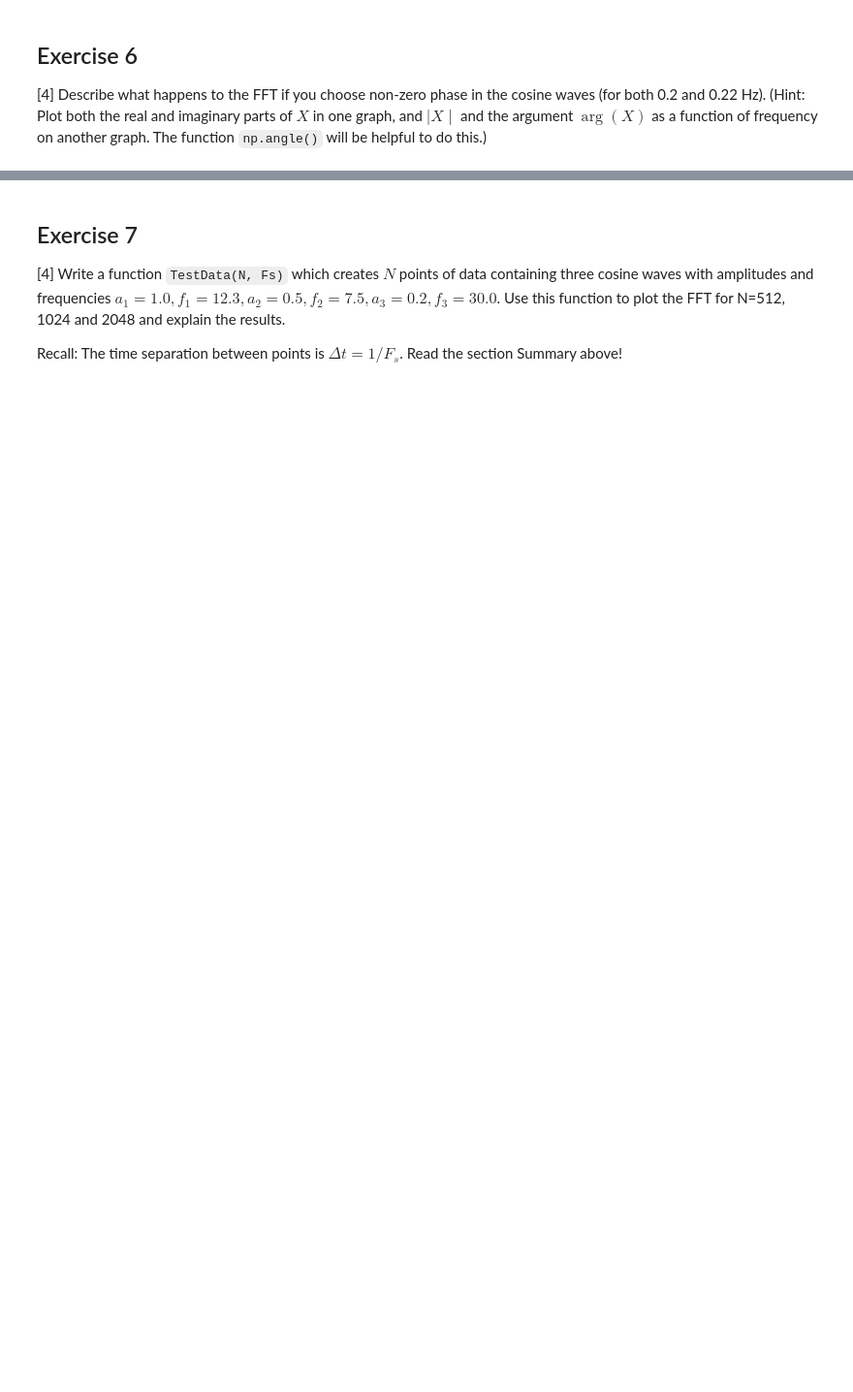
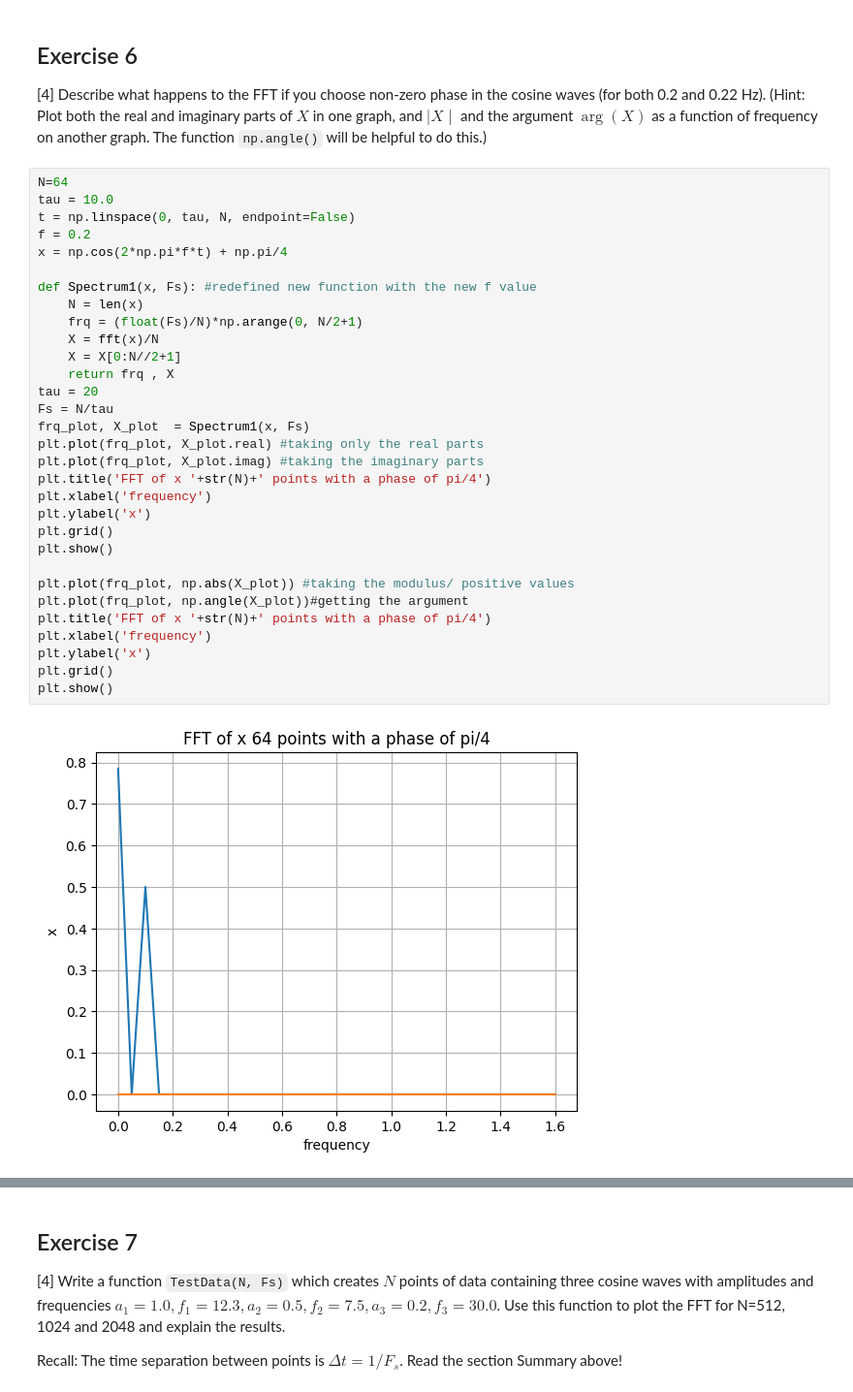
Before and after one commit to PX2145-2025/week-10-b-Williams-Carys, a Jupyter notebook: FFT.ipynb, the cells around one changed output, grey strips where cells are left out. Shown: that part at 97% size. Saved outputs shown, nothing was run; the diff lists cells and outputs as text; blank space fills up the shorter version.

```diff
--- a/FFT.ipynb
+++ b/FFT.ipynb
@@ -420,3 +444,36 @@ plt.show()
 ## Exercise 6
 
 [4] Describe what happens to the FFT if you choose non-zero phase in the cosine waves (for both 0.2 and 0.22 Hz). (Hint: Plot both the real and imaginary parts of $X$ in one graph, and $\mid X\mid$ and the argument $\arg(X)$ as a function of frequency on another graph. The function `np.angle()` will be helpful to do this.)
+# %%
+N=64
+tau = 10.0
+t = np.linspace(0, tau, N, endpoint=False)
+f = 0.2
+x = np.cos(2*np.pi*f*t) + np.pi/4
+
+def Spectrum1(x, Fs): #redefined new function with the new f value
+    N = len(x)
+    frq = (float(Fs)/N)*np.arange(0, N/2+1)
+    X = fft(x)/N
+    X = X[0:N//2+1]
+    return frq , X
+tau = 20
+Fs = N/tau
+frq_plot, X_plot  = Spectrum1(x, Fs)
+plt.plot(frq_plot, X_plot.real) #taking only the real parts
+plt.plot(frq_plot, X_plot.imag) #taking the imaginary parts
+plt.title('FFT of x '+str(N)+' points with a phase of pi/4')
+plt.xlabel('frequency')
+plt.ylabel('x')
+plt.grid()
+plt.show()
+
+plt.plot(frq_plot, np.abs(X_plot)) #taking the modulus/ positive values
+plt.plot(frq_plot, np.angle(X_plot))#getting the argument
+plt.title('FFT of x '+str(N)+' points with a phase of pi/4')
+plt.xlabel('frequency')
+plt.ylabel('x')
+plt.grid()
+plt.show()
+# %% [output]
+[figure, added]
```
Also changed, not shown: parts of 9 cells of this notebook.
